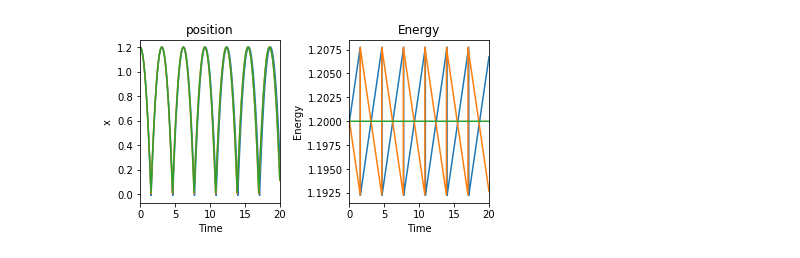
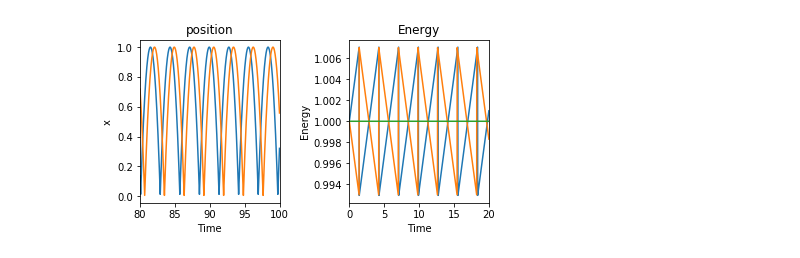
Before and after one commit to Boltz-mann/Phys460_660_2021, a Jupyter notebook: more_integrators.ipynb, the cells around one changed output. Saved outputs shown, nothing was run; the diff lists cells and outputs as text; code cells hidden in the pictures.

```diff
--- a/more_integrators.ipynb
+++ b/more_integrators.ipynb
@@ -38,7 +38,7 @@ import numpy as np
 
 
 #initial position and velocity
-x0 = 1.2
+x0 = 1.0
 v0 = 0.0
 a = -1.0 #g normalized to 1.
 
@@ -109,37 +109,37 @@ for i in range (1,imax):
     x_mid.append(x_new)
     E = 0.5*v_mid[i]**2 + x_mid[i]
     E_mid.append(E)
 
     t_new = i*dt
     time.append(t_new)
 
 
 plt.figure(1, figsize=(10, 3))
 plt.subplots_adjust(wspace=0.5)
 ax = plt.subplot(131)
 ax.set_title('position')
 ax.set_xlabel('Time')
 ax.set_ylabel('x')
-ax.set_xlim(left=0) # change these limits to 80 to 100
-ax.set_xlim(right=20) # in order to see difference in integrators
+ax.set_xlim(left=80) # change these limits to 80 to 100
+ax.set_xlim(right=100) # in order to see difference in integrators
 #ax.set_ylim(top=0.02)
 #ax.set_ylim(bottom=-0.02)
-plt.plot(time,x_euler)
+#plt.plot(time,x_euler)
 plt.plot(time, x_ec)
 plt.plot(time, x_mid)
 
 ax2 = plt.subplot(132)
 ax2.set_title('Energy')
 ax2.set_xlabel('Time')
 ax2.set_ylabel('Energy')
 ax2.set_xlim(right=20)
 plt.plot(time,E_euler)
 plt.plot(time, E_ec)
 plt.plot(time, E_mid)
 
 plt.show()
 # %% [output]
-[figure, old version]
+[figure, new version]
 # %% [markdown]
 All three of the schemes in the above example are *first order,* meaning that they are all of the form:
 
```
Also changed, not shown: parts of 2 cells of this notebook.
